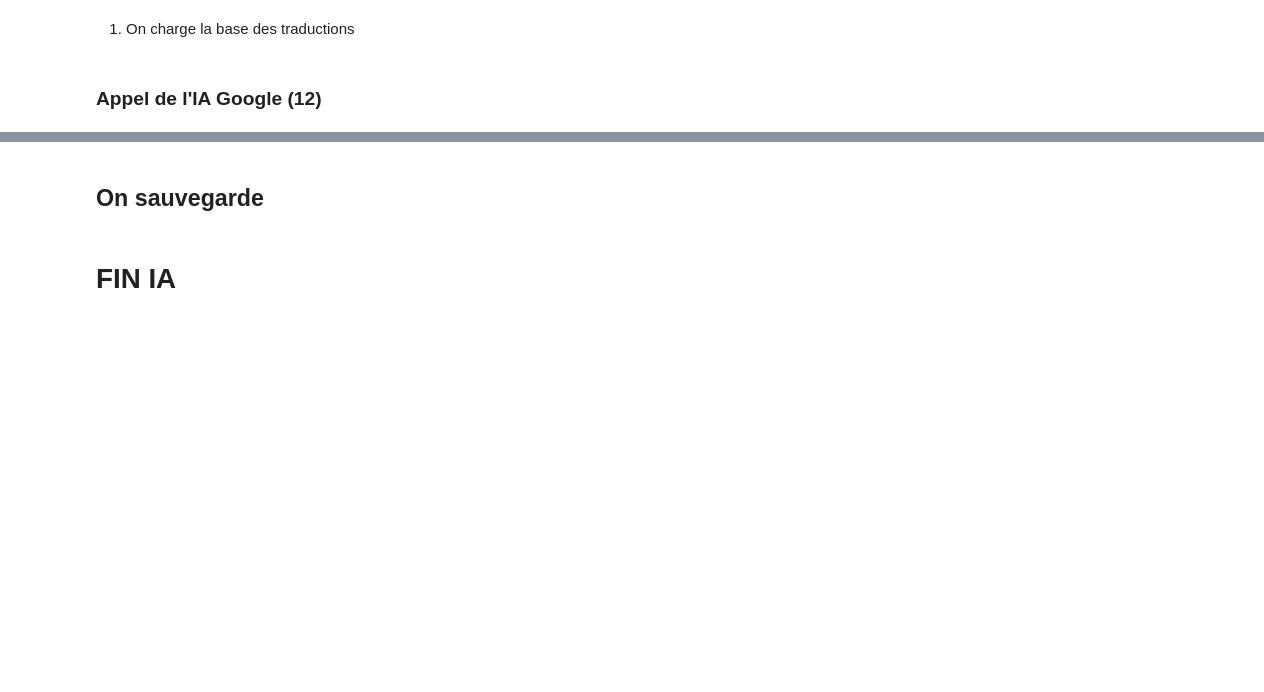
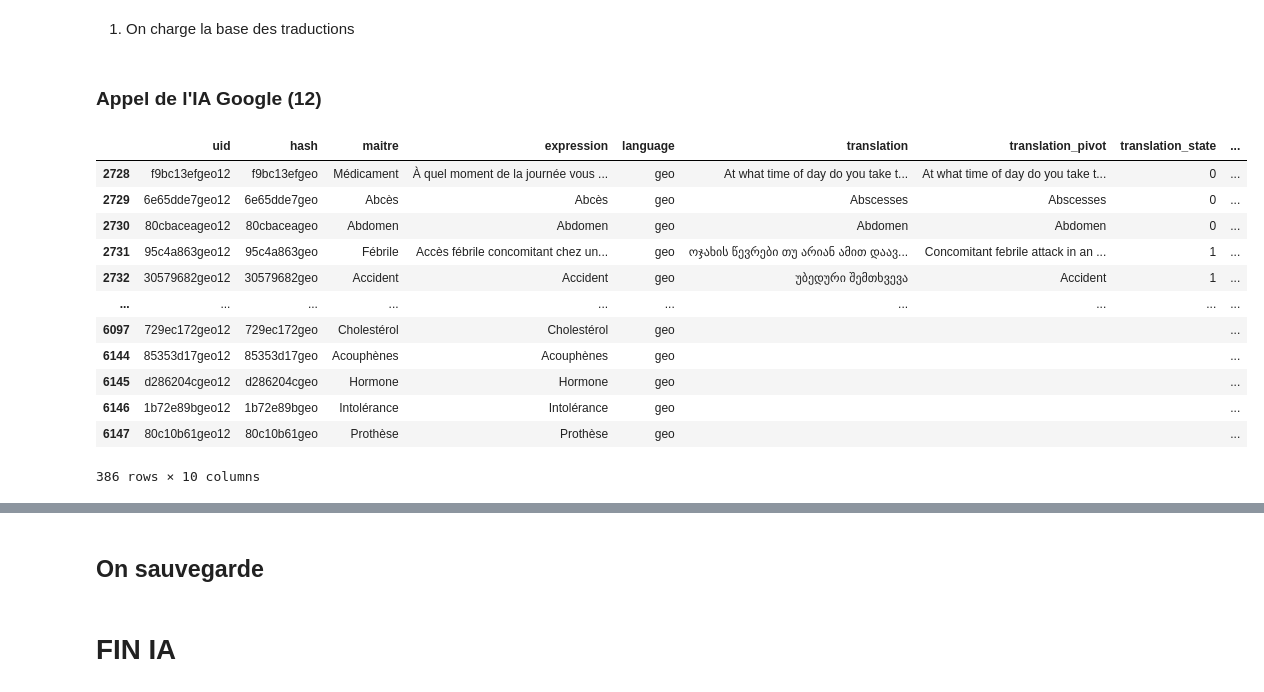
Before and after one commit to gretiere545/langdeck, a Jupyter notebook: langdeck_sync.ipynb, the cells around one changed output, grey strips where cells are left out. Drawn from its saved outputs; the diff is of its cells as text; code cells hidden in the pictures; blank space fills up the shorter version.

```diff
--- a/langdeck_sync.ipynb
+++ b/langdeck_sync.ipynb
@@ -621,3 +693,36 @@ df_corpus_nlp =  pd.DataFrame(data_t_corpus[1:], columns=data_t_corpus[0]).drop_
 df_corpus_nlp = df_corpus_nlp[["uid","hash","maitre","expression","language","translation","translation_pivot","translation_state","translation_ai_source","translation_ai"]]
 # %% [markdown]
 ### Appel de l'IA Google (12)
+# %%
+filter = "geo"
+# %%
+# dataframe temporaire pour chaque appel IA
+ai = "12"
+df_langdeck_ai_temp = df_langdeck.copy()
+
+# ajout d'un uid par concaténation des 3 clés
+df_langdeck_ai_temp["uid"] = df_langdeck_ai_temp["hash"].map(str) + ai
+df_langdeck_ai_temp = df_langdeck_ai_temp [["uid","hash","maitre","expression","language","translation","translation_pivot","translation_state","translation_ai_source"]]
+df_langdeck_ai_temp["translation_ai"]=""
+
+# on exclut les entrées déjà renseignées par l'iA
+df_langdeck_ai_temp = df_langdeck_ai_temp.loc[(~df_langdeck_ai_temp["uid"].isin(df_corpus_nlp["uid"])) & (df_langdeck_ai_temp["language"]==filter)]
+# on appelle la traduction IA si :
+# - le uid n'existe pas dans la DF IA df_corpus_nlp
+# - le filtre est positionné
+# %%
+df_langdeck_ai_temp
+# %% [output]
+|  | uid | hash | maitre | expression | language | translation | translation_pivot | translation_state | ... |
+| 2728 | f9bc13efgeo12 | f9bc13efgeo | Médicament | À quel moment de la journée vous ... | geo | At what time of day do you take t... | At what time of day do you take t... | 0 | ... |
+| 2729 | 6e65dde7geo12 | 6e65dde7geo | Abcès | Abcès | geo | Abscesses | Abscesses | 0 | ... |
+| 2730 | 80cbaceageo12 | 80cbaceageo | Abdomen | Abdomen | geo | Abdomen | Abdomen | 0 | ... |
+| 2731 | 95c4a863geo12 | 95c4a863geo | Fébrile | Accès fébrile concomitant chez un... | geo | ოჯახის წევრები თუ არიან ამით დაავ... | Concomitant febrile attack in an ... | 1 | ... |
+| 2732 | 30579682geo12 | 30579682geo | Accident | Accident | geo | უბედური შემთხვევა | Accident | 1 | ... |
+| ... | ... | ... | ... | ... | ... | ... | ... | ... | ... |
+| 6097 | 729ec172geo12 | 729ec172geo | Cholestérol | Cholestérol | geo |  |  |  | ... |
+| 6144 | 85353d17geo12 | 85353d17geo | Acouphènes | Acouphènes | geo |  |  |  | ... |
+| 6145 | d286204cgeo12 | d286204cgeo | Hormone | Hormone | geo |  |  |  | ... |
+| 6146 | 1b72e89bgeo12 | 1b72e89bgeo | Intolérance | Intolérance | geo |  |  |  | ... |
+| 6147 | 80c10b61geo12 | 80c10b61geo | Prothèse | Prothèse | geo |  |  |  | ... |
+386 rows × 10 columns
```
Also changed, not shown: parts of 14 cells of this notebook.
